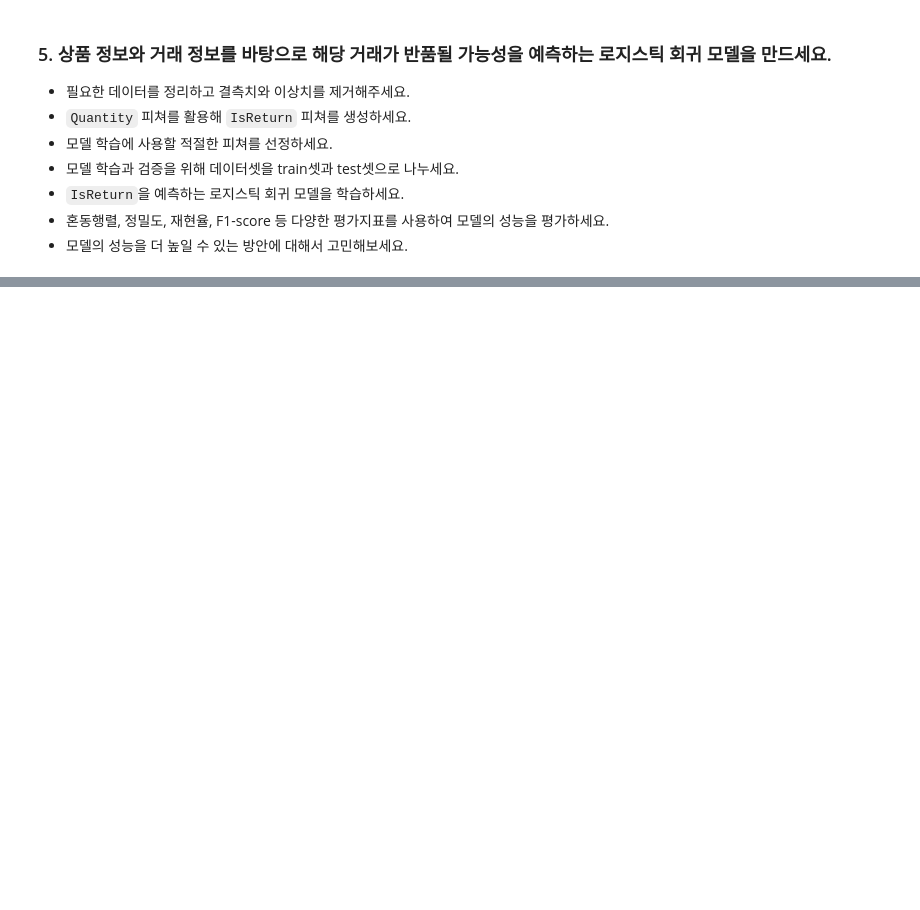
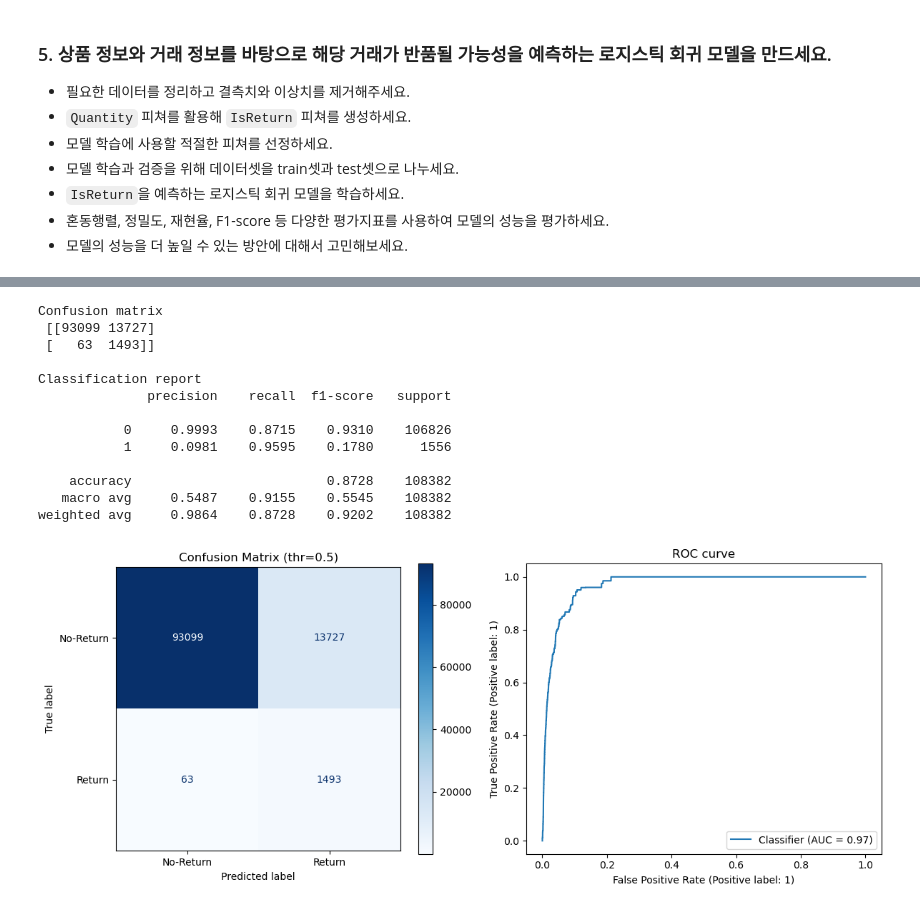
Before and after one commit to jui92/Main_Quest, a Jupyter notebook: MainQuest4.ipynb, the cells around one changed output, grey strips where cells are left out. Cells and saved outputs as stored; diff of their text form; code cells hidden in the pictures; blank space fills up the shorter version.

```diff
--- a/MainQuest4.ipynb
+++ b/MainQuest4.ipynb
@@ -665,0 +606,36 @@ weighted avg     0.9877    0.9773    0.9814    108382
+# %%
+# 로지스틱 회귀 학습/예측
+logit.fit(X_train, y_train)
+log_proba = logit.predict_proba(X_test)[:,1]
+y_pred = (log_proba>=0.5).astype(int)
+
+# 성능 평가
+cm = confusion_matrix(y_test, y_pred)
+print('Confusion matrix\n', cm)
+print('\nClassification report')
+print(classification_report(y_test, y_pred, digits=4))
+
+# 성능 평가 시각화 : ConfusionMatrix/RocCurve
+fig, ax = plt.subplots(1, 2, figsize=(12, 5))
+ConfusionMatrixDisplay(cm, display_labels=['No-Return','Return']).plot(ax=ax[0], cmap='Blues')
+ax[0].set_title('Confusion Matrix (thr=0.5)')
+
+RocCurveDisplay.from_predictions(y_test, log_proba, ax=ax[1])
+ax[1].set_title('ROC curve')
+plt.tight_layout()
+plt.show()
+# %% [output]
+Confusion matrix
+ [[93099 13727]
+ [   63  1493]]
+
+Classification report
+              precision    recall  f1-score   support
+
+           0     0.9993    0.8715    0.9310    106826
+           1     0.0981    0.9595    0.1780      1556
+
+    accuracy                         0.8728    108382
+   macro avg     0.5487    0.9155    0.5545    108382
+weighted avg     0.9864    0.8728    0.9202    108382
+[figure, added]
```
Also changed, not shown: parts of 26 cells of this notebook.
